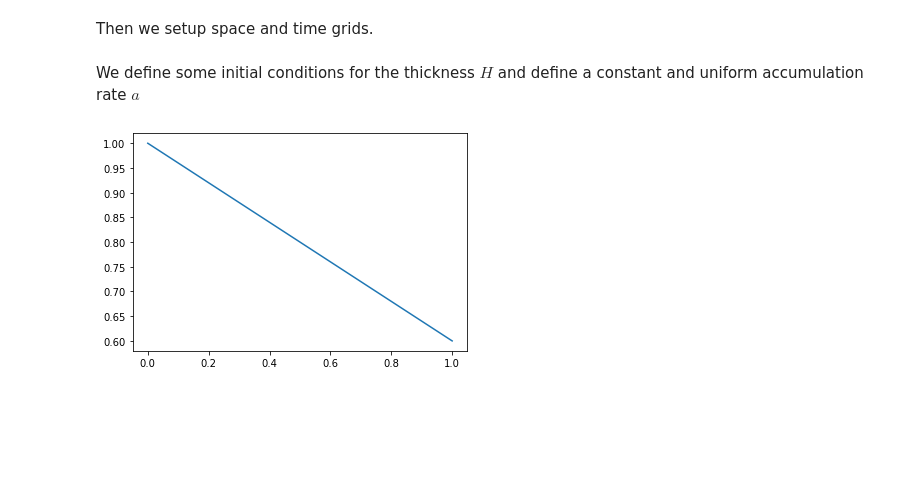
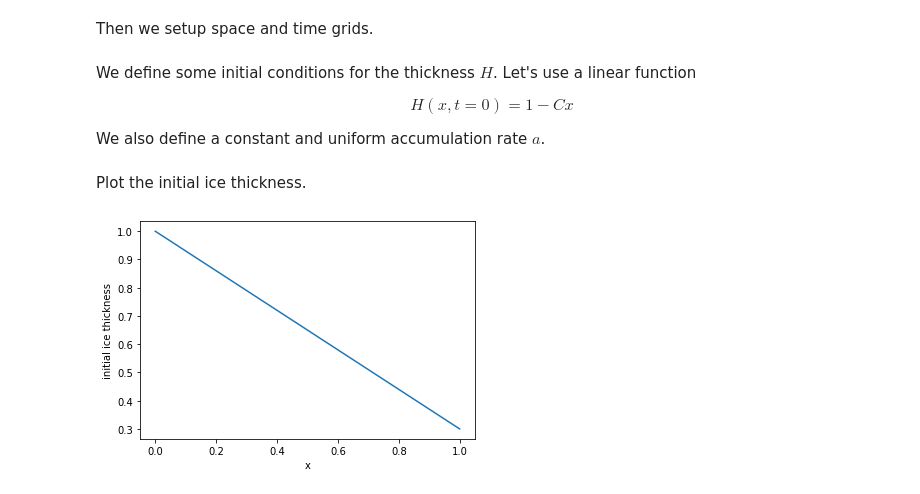
Before and after one commit to ldeo-glaciology/ice-sheet-seminar-2022, a Jupyter notebook: code/toy_model_w2.ipynb, the cells around one changed output. Drawn from its saved outputs; the diff is of its cells as text; code cells hidden in the pictures; blank space fills up the shorter version.

```diff
--- a/code/toy_model_w2.ipynb
+++ b/code/toy_model_w2.ipynb
@@ -41,20 +43,10 @@ Nx = 100
 x = np.linspace(0.0,X, num=Nx)
 dx = x[1]-x[0]
 # %% [markdown]
-We define some initial conditions for the thickness $H$ and define a constant and uniform accumulation rate $a$
+We define some initial conditions for the thickness $H$. Let's use a linear function
+
+$$
+H(x,t=0) = 1 - Cx
+$$
+
+We also define a constant and uniform accumulation rate $a$.
-# %%
-# initial conditions
-
-H = np.empty((Nx,Nt))
-
-H[:] = np.nan
-H[:,0] = 1 - 0.4*x
-Hend = H[-1,0]
-
-a = 0.1
-
-fig, ax = plt.subplots()
-ax.plot(x, H)
-plt.show()
-# %% [output]
-[figure, removed]
@@ -61 +62,11 @@ plt.show()
+# %% [markdown]
+Plot the initial ice thickness.
+# %%
+fig, ax = plt.subplots()
+ax.plot(x, H[:,0])
+plt.xlabel('x')
+plt.ylabel('initial ice thickness')
+plt.show()
+# %% [output]
+[figure, added]
 # %% [markdown]
```
Also changed, not shown: parts of 24 cells of this notebook.
